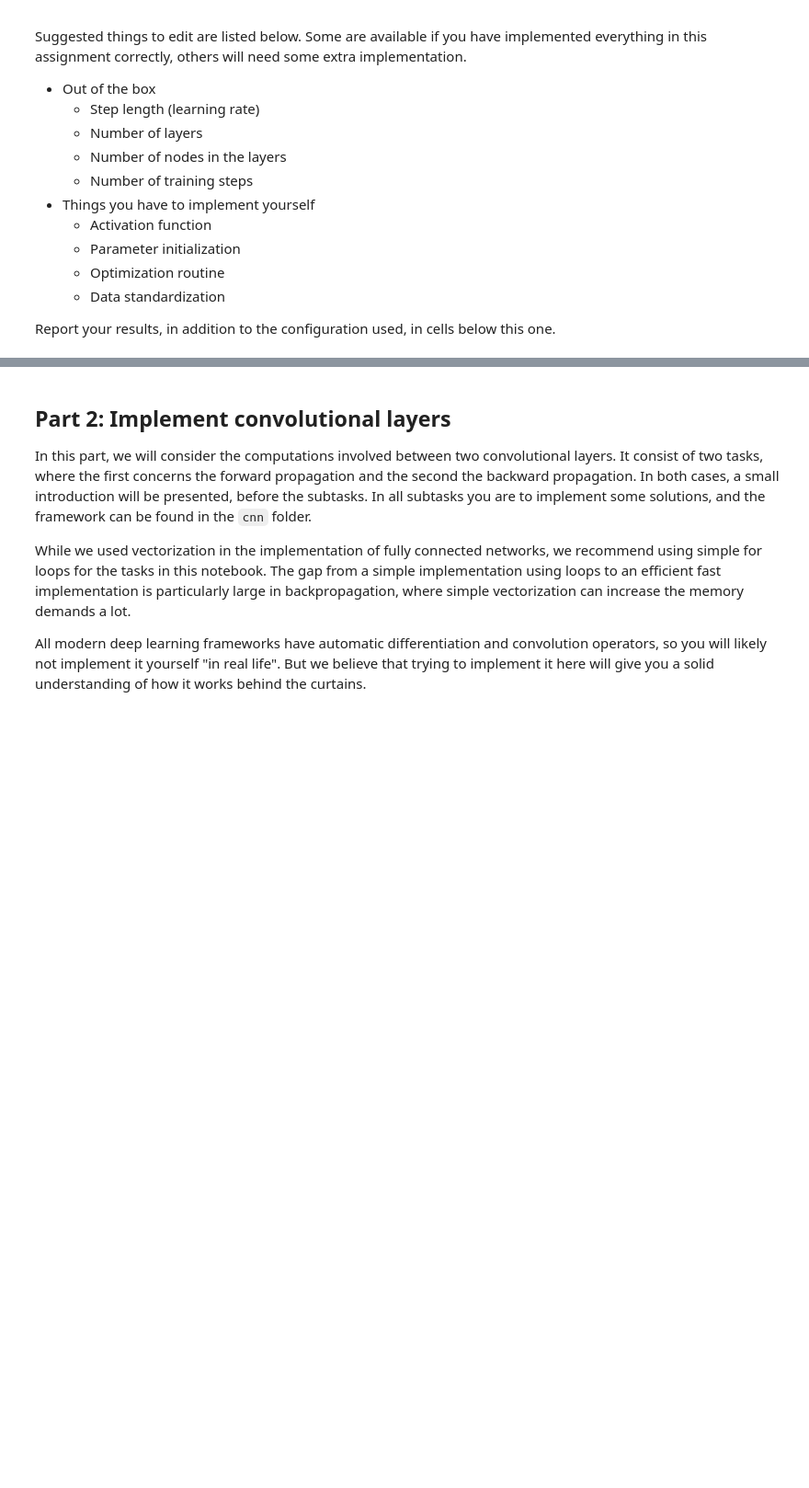
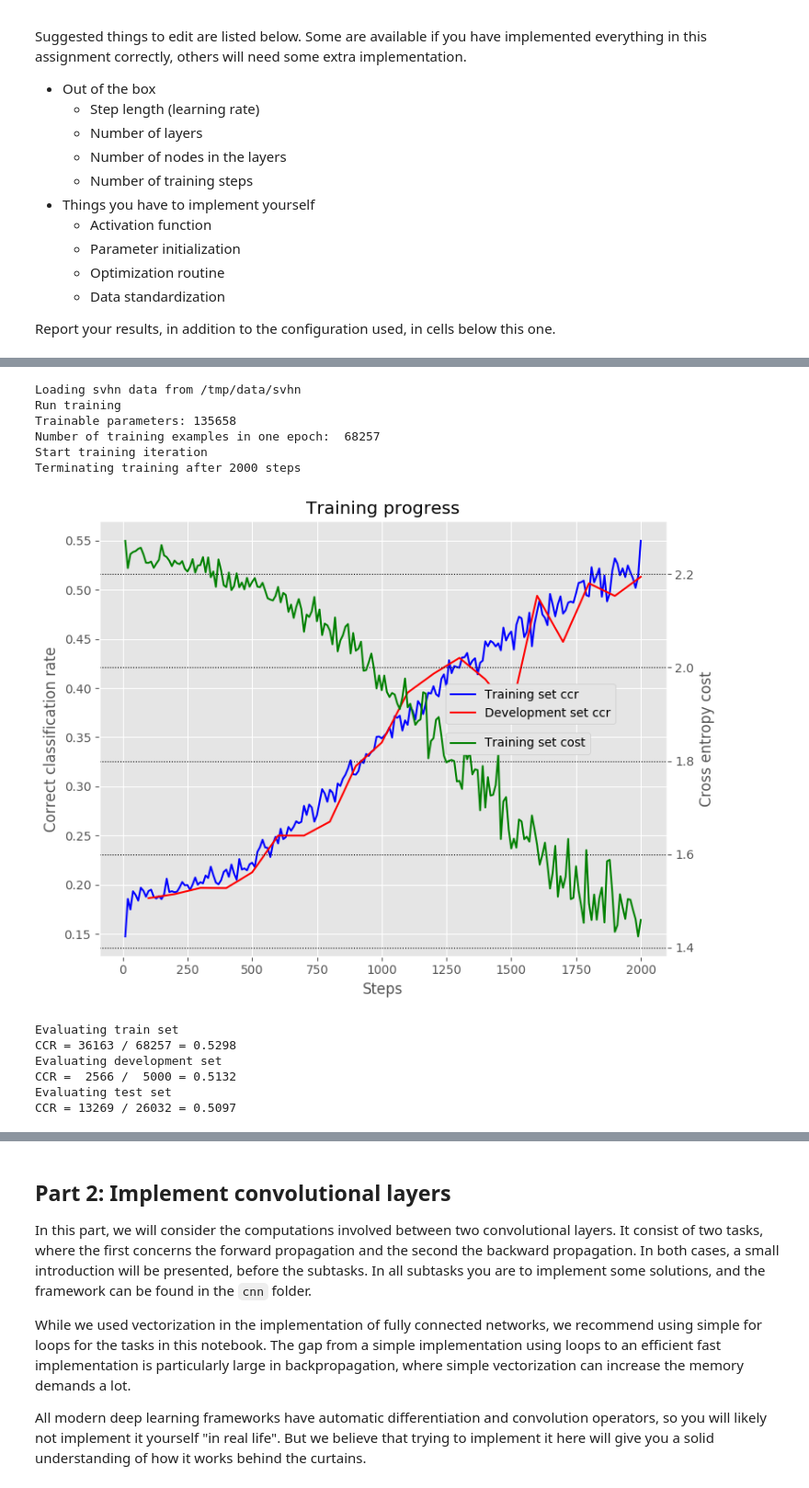
Before and after one commit to geirtul/in5400, a Jupyter notebook: mandatory/m01/uio_in5400_s2019_mandatory1_assignment.ipynb, the cells around one changed output, grey strips where cells are left out. Shown at 92% size. Drawn from its saved outputs; the diff is of its cells as text; code cells hidden in the pictures; blank space fills up the shorter version.

Commit message:
added optimization parameters

```diff
--- a/mandatory/m01/uio_in5400_s2019_mandatory1_assignment.ipynb
+++ b/mandatory/m01/uio_in5400_s2019_mandatory1_assignment.ipynb
@@ -582,0 +600,21 @@ Report your results, in addition to the configuration used, in cells below this
+# %%
+dataset = "svhn"
+hidden_dimensions = [128, 32]
+batch_size = 200
+momentum = True
+
+wide_params = main(dataset, hidden_dimensions, batch_size, momentum, rgb=False, max_steps=2000)
+# %% [output]
+Loading svhn data from /tmp/data/svhn
+Run training
+Trainable parameters: 135658
+Number of training examples in one epoch:  68257
+Start training iteration
+Terminating training after 2000 steps
+[figure, added]
+Evaluating train set
+CCR = 36163 / 68257 = 0.5298
+Evaluating development set
+CCR =  2566 /  5000 = 0.5132
+Evaluating test set
+CCR = 13269 / 26032 = 0.5097
```
Also changed, not shown: parts of 4 cells of this notebook, 3 other files.
